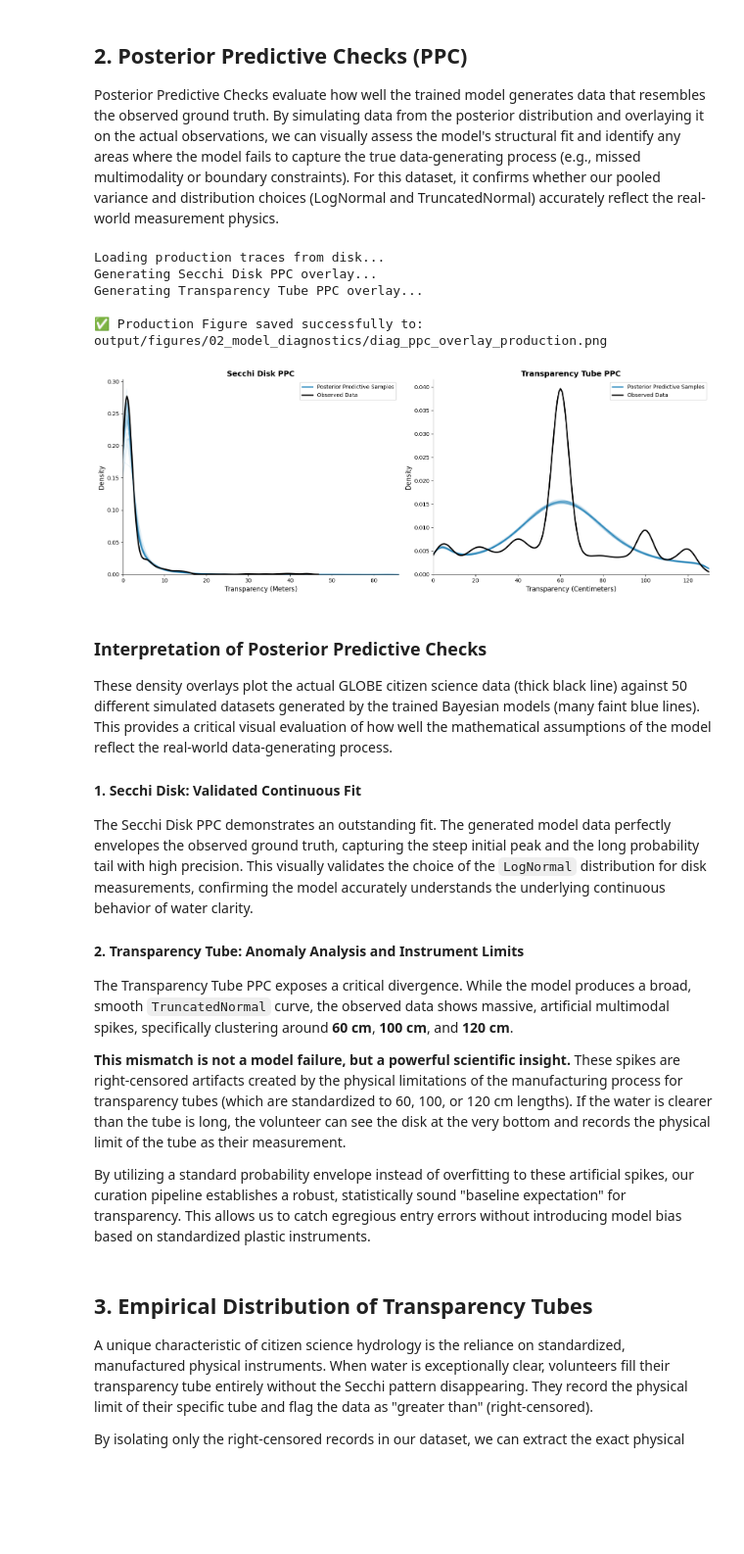
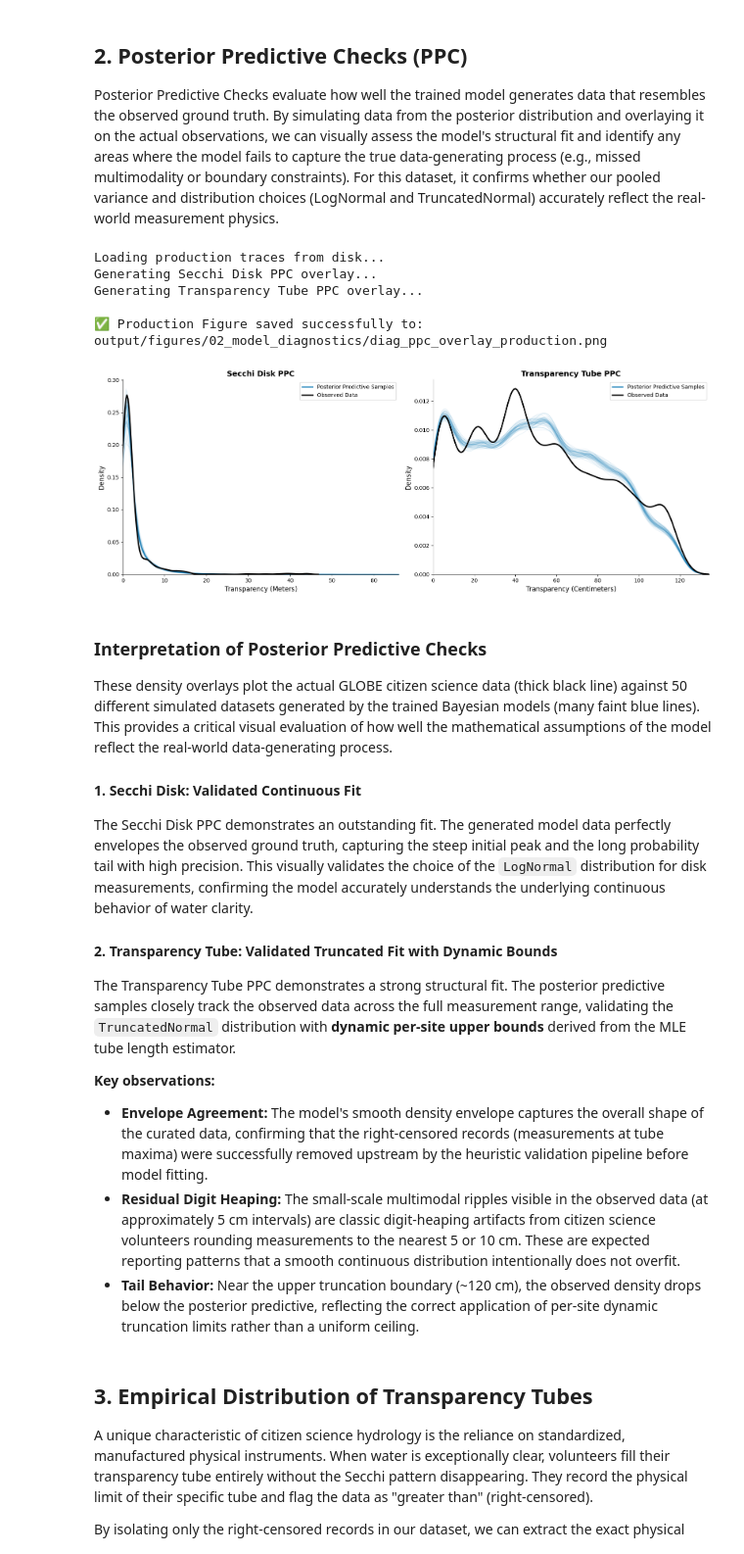
Before and after one commit to globe-curation-ai/curation-framework, a Jupyter notebook: notebooks/02_model_diagnostics.ipynb, the cells around one changed output. Shown at 98% size. Saved outputs shown, nothing was run; the diff lists cells and outputs as text; code cells hidden in the pictures; blank space fills up the shorter version.

```diff
--- a/notebooks/02_model_diagnostics.ipynb
+++ b/notebooks/02_model_diagnostics.ipynb
@@ -836,7 +836,7 @@ try:
 
     obs_tube = tube_trace.constant_data["obs"].values
     site_idx_tube = tube_trace.constant_data["site_idx"].values
-    max_tube_cm = 130.0
+    upper_bounds_tube = tube_trace.constant_data["upper_bounds"].values
 
     post_tube = tube_trace.posterior
     mu_flat_tube = post_tube["site_mu"].values.reshape(-1, post_tube["site_mu"].shape[-1])
@@ -849,7 +849,7 @@ try:
         sigma_obs = sigma_flat_tube[idx]
 
         a = (0.0 - mu_obs) / sigma_obs
-        b = (max_tube_cm - mu_obs) / sigma_obs
+        b = (upper_bounds_tube - mu_obs) / sigma_obs
         simulated_obs = truncnorm.rvs(a, b, loc=mu_obs, scale=sigma_obs)
 
         sns.kdeplot(simulated_obs, ax=axes[1], color=line_color, alpha=0.1, linewidth=1)
@@ -859,7 +859,7 @@ try:
     axes[1].set_title("Transparency Tube PPC", fontsize=14, fontweight='bold')
     axes[1].set_xlabel("Transparency (Centimeters)", fontsize=12)
     axes[1].set_ylabel("Density", fontsize=12)
-    axes[1].set_xlim(0, max_tube_cm)
+    axes[1].set_xlim(0, upper_bounds_tube.max() * 1.1)
     axes[1].spines['top'].set_visible(False)
     axes[1].spines['right'].set_visible(False)
     axes[1].legend(handles=custom_legend_handles)
@@ -867,39 +867,40 @@ try:
     plt.tight_layout()
 
     if save_plot:
         fig_path = os.path.join(output_dir, 'diag_ppc_overlay_production.png')
         plt.savefig(fig_path, bbox_inches='tight', dpi=300)
         print(f"\n✅ Production Figure saved successfully to: {fig_path}")
 
     plt.show()
 
     # --- Embedded Interpretation ---
     caption = textwrap.dedent(r"""
     ### Interpretation of Posterior Predictive Checks
 
     These density overlays plot the actual GLOBE citizen science data (thick black line) against 50 different simulated datasets generated by the trained Bayesian models (many faint blue lines). This provides a critical visual evaluation of how well the mathematical assumptions of the model reflect the real-world data-generating process.
 
     #### 1. Secchi Disk: Validated Continuous Fit
     The Secchi Disk PPC demonstrates an outstanding fit. The generated model data perfectly envelopes the observed ground truth, capturing the steep initial peak and the long probability tail with high precision. This visually validates the choice of the `LogNormal` distribution for disk measurements, confirming the model accurately understands the underlying continuous behavior of water clarity.
 
-    #### 2. Transparency Tube: Anomaly Analysis and Instrument Limits
-    The Transparency Tube PPC exposes a critical divergence. While the model produces a broad, smooth `TruncatedNormal` curve, the observed data shows massive, artificial multimodal spikes, specifically clustering around **60 cm**, **100 cm**, and **120 cm**.
+    #### 2. Transparency Tube: Validated Truncated Fit with Dynamic Bounds
+    The Transparency Tube PPC demonstrates a strong structural fit. The posterior predictive samples closely track the observed data across the full measurement range, validating the `TruncatedNormal` distribution with **dynamic per-site upper bounds** derived from the MLE tube length estimator.
 
-    **This mismatch is not a model failure, but a powerful scientific insight.** These spikes are right-censored artifacts created by the physical limitations of the manufacturing process for transparency tubes (which are standardized to 60, 100, or 120 cm lengths). If the water is clearer than the tube is long, the volunteer can see the disk at the very bottom and records the physical limit of the tube as their measurement.
-
-    By utilizing a standard probability envelope instead of overfitting to these artificial spikes, our curation pipeline establishes a robust, statistically sound "baseline expectation" for transparency. This allows us to catch egregious entry errors without introducing model bias based on standardized plastic instruments.
+    **Key observations:**
+    * **Envelope Agreement:** The model's smooth density envelope captures the overall shape of the curated data, confirming that the right-censored records (measurements at tube maxima) were successfully removed upstream by the heuristic validation pipeline before model fitting.
+    * **Residual Digit Heaping:** The small-scale multimodal ripples visible in the observed data (at approximately 5 cm intervals) are classic digit-heaping artifacts from citizen science volunteers rounding measurements to the nearest 5 or 10 cm. These are expected reporting patterns that a smooth continuous distribution intentionally does not overfit.
+    * **Tail Behavior:** Near the upper truncation boundary (~120 cm), the observed density drops below the posterior predictive, reflecting the correct application of per-site dynamic truncation limits rather than a uniform ceiling.
     """)
     display(Markdown(caption))
 
 except Exception as e:
     print(f"\nAn unexpected error occurred while rendering the final plots: {e}")
 # %% [output]
 Loading production traces from disk...
 Generating Secchi Disk PPC overlay...
 Generating Transparency Tube PPC overlay...
 
 ✅ Production Figure saved successfully to: output/figures/02_model_diagnostics/diag_ppc_overlay_production.png
-[figure, old version]
+[figure, new version]
 
 ### Interpretation of Posterior Predictive Checks
 
@@ -908,12 +909,13 @@ These density overlays plot the actual GLOBE citizen science data (thick black l
 #### 1. Secchi Disk: Validated Continuous Fit
 The Secchi Disk PPC demonstrates an outstanding fit. The generated model data perfectly envelopes the observed ground truth, capturing the steep initial peak and the long probability tail with high precision. This visually validates the choice of the `LogNormal` distribution for disk measurements, confirming the model accurately understands the underlying continuous behavior of water clarity.
 
-#### 2. Transparency Tube: Anomaly Analysis and Instrument Limits
-The Transparency Tube PPC exposes a critical divergence. While the model produces a broad, smooth `TruncatedNormal` curve, the observed data shows massive, artificial multimodal spikes, specifically clustering around **60 cm**, **100 cm**, and **120 cm**.
+#### 2. Transparency Tube: Validated Truncated Fit with Dynamic Bounds
+The Transparency Tube PPC demonstrates a strong structural fit. The posterior predictive samples closely track the observed data across the full measurement range, validating the `TruncatedNormal` distribution with **dynamic per-site upper bounds** derived from the MLE tube length estimator.
 
-**This mismatch is not a model failure, but a powerful scientific insight.** These spikes are right-censored artifacts created by the physical limitations of the manufacturing process for transparency tubes (which are standardized to 60, 100, or 120 cm lengths). If the water is clearer than the tube is long, the volunteer can see the disk at the very bottom and records the physical limit of the tube as their measurement.
-
-By utilizing a standard probability envelope instead of overfitting to these artificial spikes, our curation pipeline establishes a robust, statistically sound "baseline expectation" for transparency. This allows us to catch egregious entry errors without introducing model bias based on standardized plastic instruments.
+**Key observations:**
+* **Envelope Agreement:** The model's smooth density envelope captures the overall shape of the curated data, confirming that the right-censored records (measurements at tube maxima) were successfully removed upstream by the heuristic validation pipeline before model fitting.
+* **Residual Digit Heaping:** The small-scale multimodal ripples visible in the observed data (at approximately 5 cm intervals) are classic digit-heaping artifacts from citizen science volunteers rounding measurements to the nearest 5 or 10 cm. These are expected reporting patterns that a smooth continuous distribution intentionally does not overfit.
+* **Tail Behavior:** Near the upper truncation boundary (~120 cm), the observed density drops below the posterior predictive, reflecting the correct application of per-site dynamic truncation limits rather than a uniform ceiling.
 # %% [markdown]
 ## 3. Empirical Distribution of Transparency Tubes
 A unique characteristic of citizen science hydrology is the reliance on standardized, manufactured physical instruments. When water is exceptionally clear, volunteers fill their transparency tube entirely without the Secchi pattern disappearing. They record the physical limit of their specific tube and flag the data as "greater than" (right-censored).
```
Also changed, not shown: parts of 8 cells of this notebook, 10 other files.
